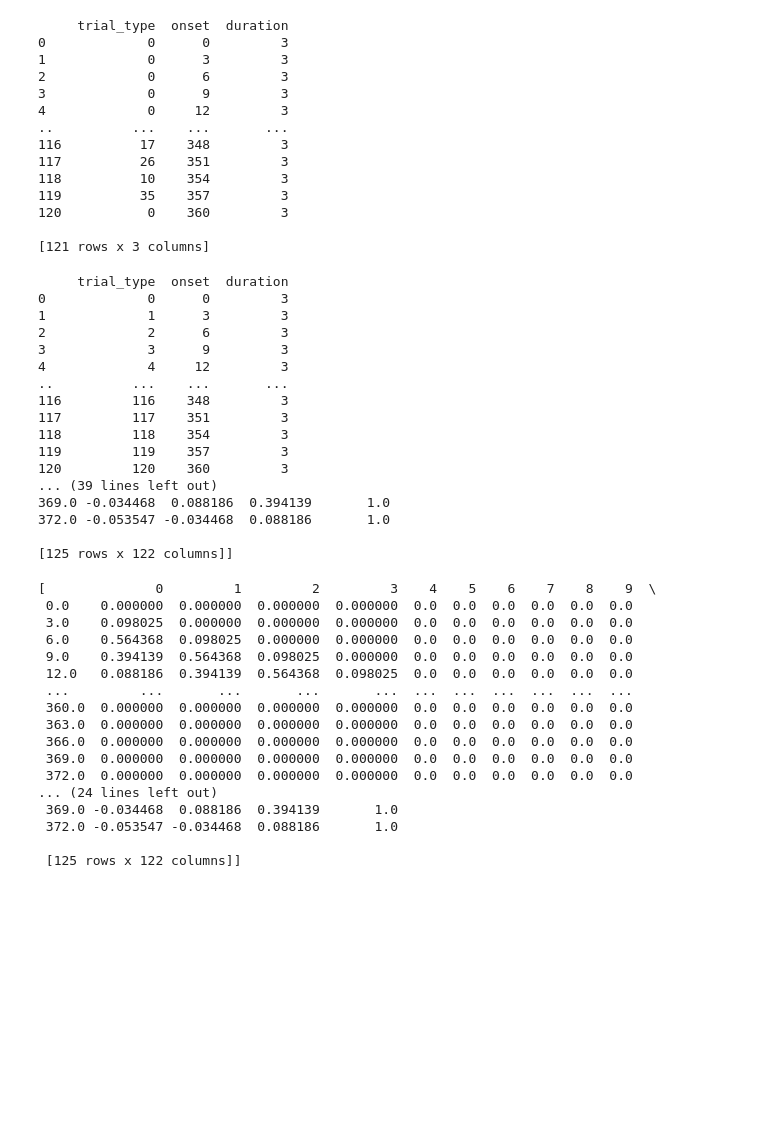
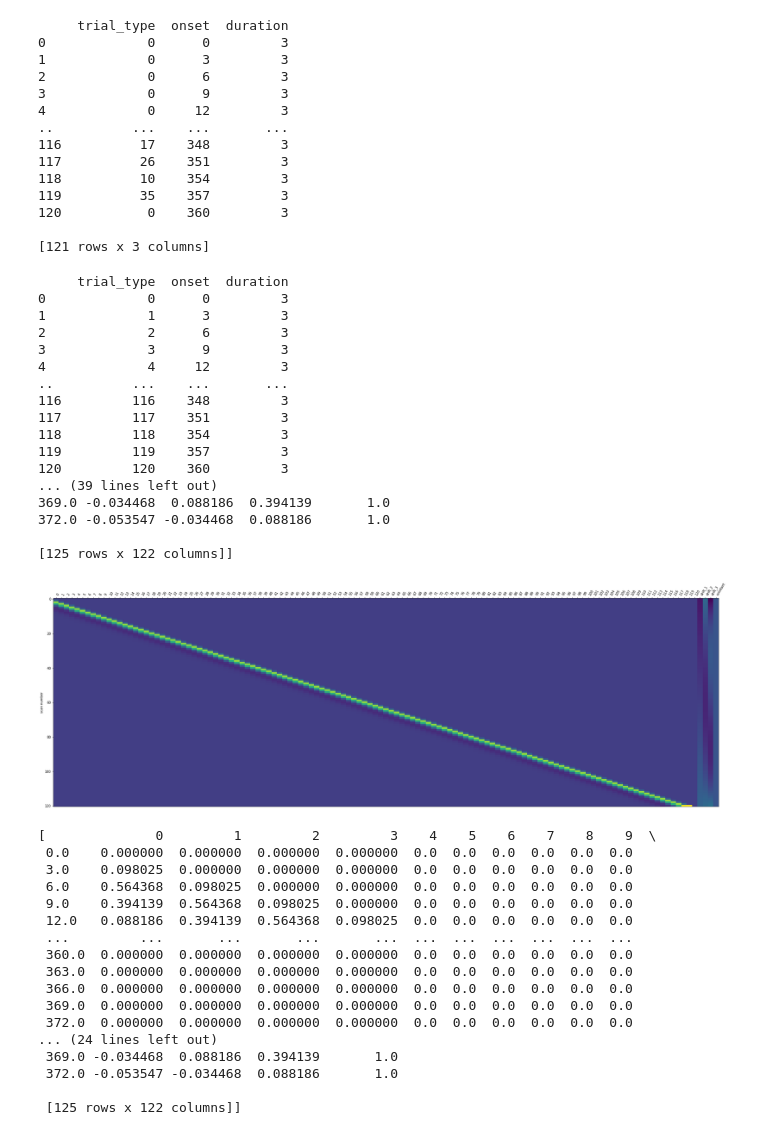
Before and after one commit to brunodireito/MVPA-speech_project, a Jupyter notebook: MVPA-project-admin/pipeline_explained.ipynb, the cells around one changed output. Saved outputs shown, nothing was run; the diff lists cells and outputs as text; code cells hidden in the pictures; blank space fills up the shorter version.

```diff
--- a/MVPA-project-admin/pipeline_explained.ipynb
+++ b/MVPA-project-admin/pipeline_explained.ipynb
@@ -201,32 +202,39 @@ print(events_bs)
 # %%
 events_bs['trial_type']=range(len(events_bs))
 
 print(events_bs)
+
+# Set the corresponding design matrix.
+design_matrix_bs = make_first_level_design_matrix(events_bs['onset'], events_bs,
+                                    drift_model='polynomial', drift_order=3,
+                                    hrf_model=hrf_model)
+plot_design_matrix(design_matrix_bs)
 
 # Fit GLM models for all contrasts/predictors
 print('Fitting a GLM')
 fmri_glm = FirstLevelModel(t_r=tr, hrf_model='spm', mask_img=mask, drift_model=None)
 fmri_glm.fit(func_data_pp, events_bs)
 
 print(fmri_glm.design_matrices_)
 # %% [output]
      trial_type  onset  duration
 0             0      0         3
 1             1      3         3
 2             2      6         3
 3             3      9         3
 4             4     12         3
 ..          ...    ...       ...
 116         116    348         3
 117         117    351         3
 118         118    354         3
 119         119    357         3
 120         120    360         3
 ... (39 lines left out)
 369.0 -0.034468  0.088186  0.394139       1.0
 372.0 -0.053547 -0.034468  0.088186       1.0
 
 [125 rows x 122 columns]]
+[figure, added]
 # %%
 fmri_glm.design_matrices_
 # %% [output]
```
Also changed, not shown: parts of 22 cells of this notebook.
